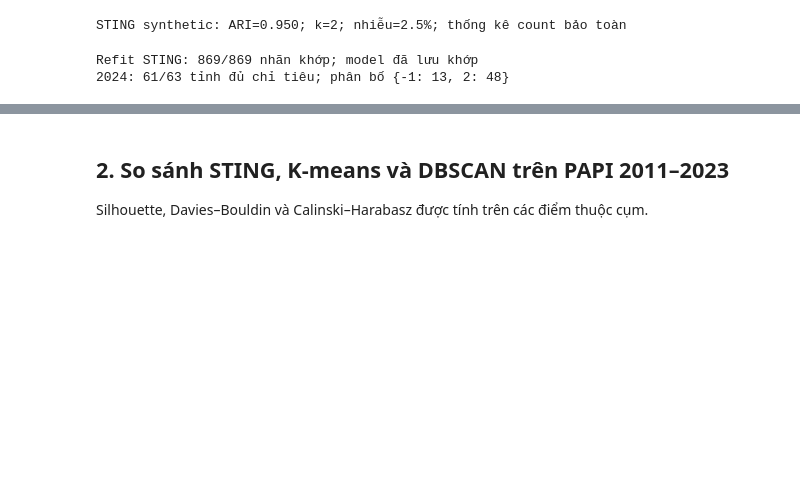
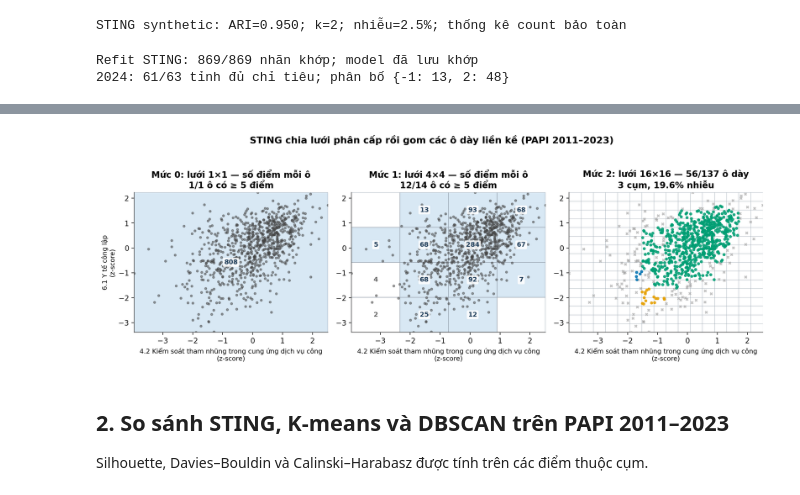
Before and after one commit to JasonTM17/Grid_Based_Sociology, a Jupyter notebook: notebooks/Nhom15_CuoiKy_STING_PAPI.ipynb, the cells around one changed output, grey strips where cells are left out. Saved outputs shown, nothing was run; the diff lists cells and outputs as text; code cells hidden in the pictures; blank space fills up the shorter version.

```diff
--- a/notebooks/Nhom15_CuoiKy_STING_PAPI.ipynb
+++ b/notebooks/Nhom15_CuoiKy_STING_PAPI.ipynb
@@ -130,3 +137,8 @@ Refit STING: 869/869 nhãn khớp; model đã lưu khớp
+# %%
+from IPython.display import Image, display
+display(Image(filename=str(ROOT / "results/figs/sting_grid_levels.png")))
+# %% [output]
+[figure, added]
 # %% [markdown]
 ## 2. So sánh STING, K-means và DBSCAN trên PAPI 2011–2023
 
```
Also changed, not shown: parts of 3 cells of this notebook, 10 other files.
